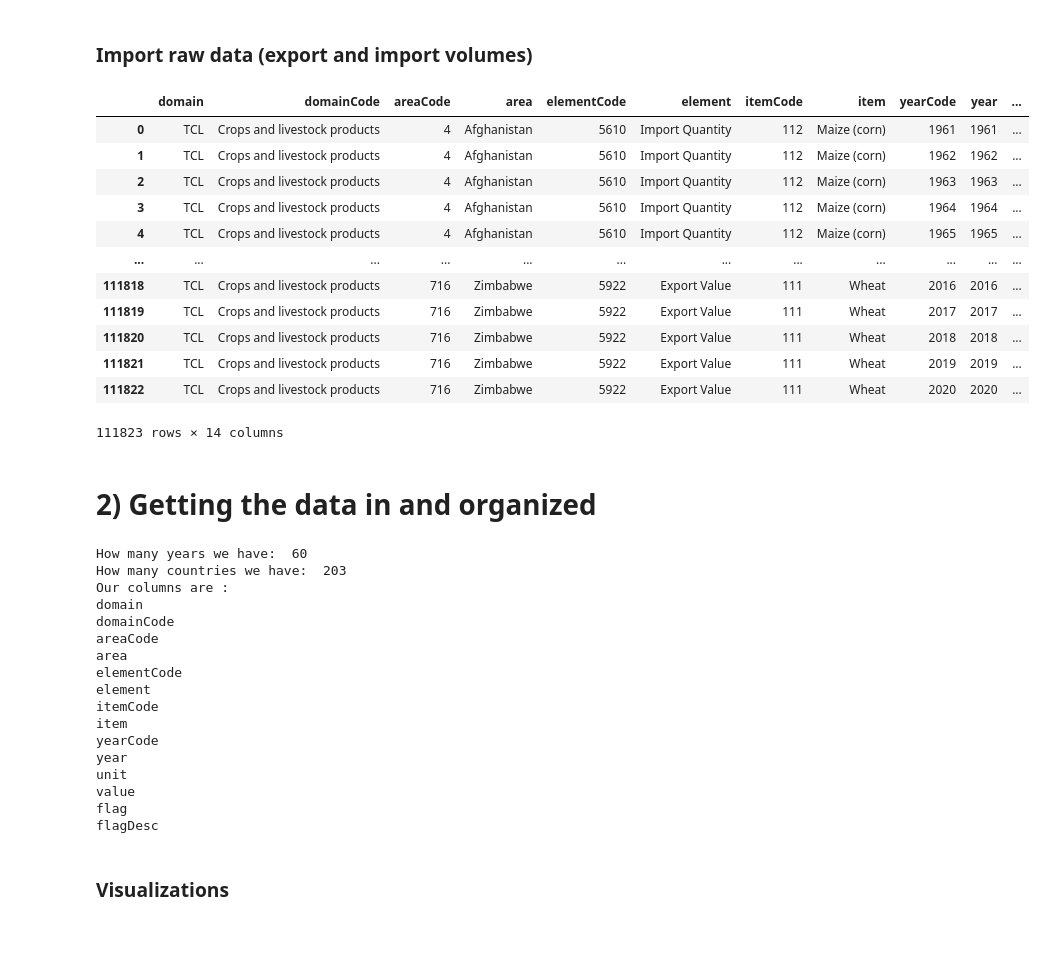
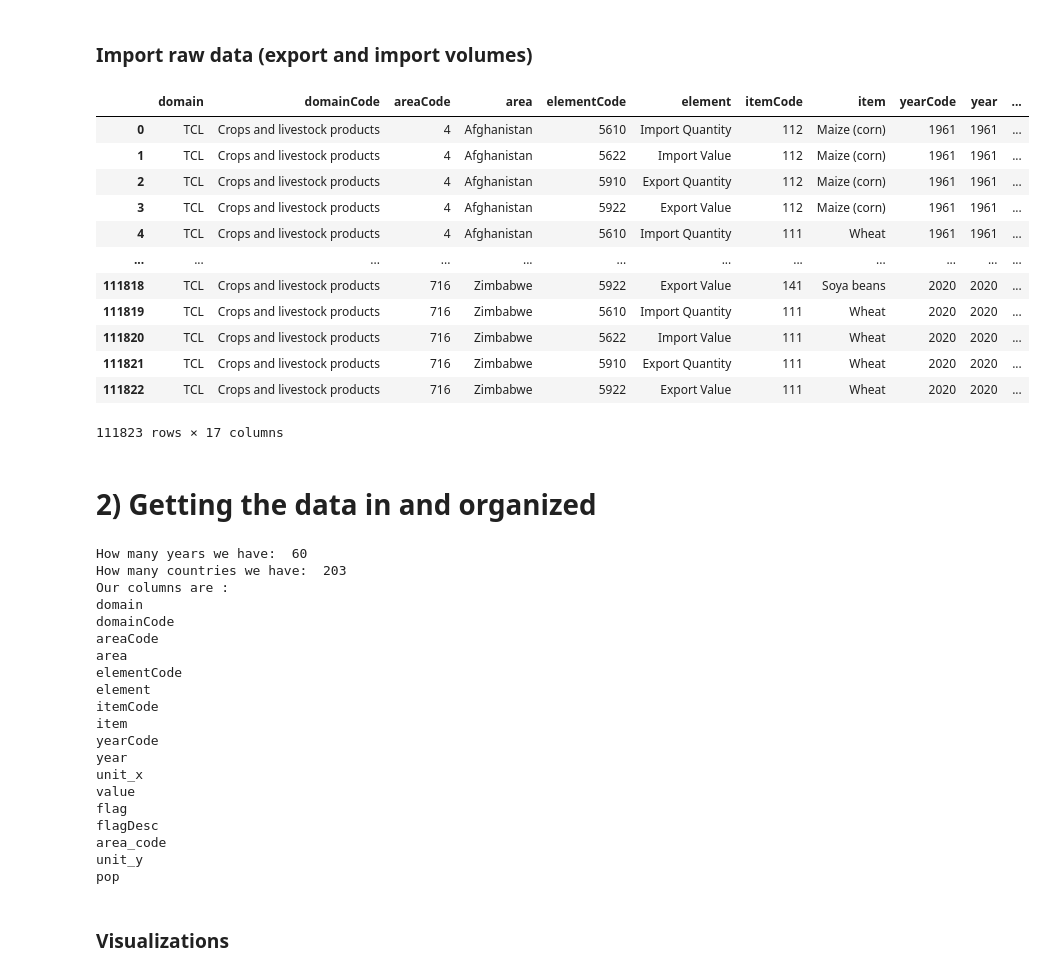
Before and after one commit to soccernee/ESE168_Project, a Jupyter notebook: ImportExportAnomaliesCode/tradeDataAnomalies.ipynb, the cells around one changed output. Cells and saved outputs as stored; diff of their text form; code cells hidden in the pictures; blank space fills up the shorter version.

```diff
--- a/ImportExportAnomaliesCode/tradeDataAnomalies.ipynb
+++ b/ImportExportAnomaliesCode/tradeDataAnomalies.ipynb
@@ -14,21 +14,26 @@ import statsmodels.api as sm
 # %%
 
 rawData = pd.read_csv("./tradeData.csv")
 rawData
+
+popData = pd.read_csv("./populationData.csv")
+newData = rawData.merge(popData, right_on=['year', 'area'], left_on=['year', 'area'])
+rawData = newData
+display(rawData)
 # %% [output]
 |  | domain | domainCode | areaCode | area | elementCode | element | itemCode | item | yearCode | year | ... |
 | 0 | TCL | Crops and livestock products | 4 | Afghanistan | 5610 | Import Quantity | 112 | Maize (corn) | 1961 | 1961 | ... |
-| 1 | TCL | Crops and livestock products | 4 | Afghanistan | 5610 | Import Quantity | 112 | Maize (corn) | 1962 | 1962 | ... |
-| 2 | TCL | Crops and livestock products | 4 | Afghanistan | 5610 | Import Quantity | 112 | Maize (corn) | 1963 | 1963 | ... |
-| 3 | TCL | Crops and livestock products | 4 | Afghanistan | 5610 | Import Quantity | 112 | Maize (corn) | 1964 | 1964 | ... |
-| 4 | TCL | Crops and livestock products | 4 | Afghanistan | 5610 | Import Quantity | 112 | Maize (corn) | 1965 | 1965 | ... |
+| 1 | TCL | Crops and livestock products | 4 | Afghanistan | 5622 | Import Value | 112 | Maize (corn) | 1961 | 1961 | ... |
+| 2 | TCL | Crops and livestock products | 4 | Afghanistan | 5910 | Export Quantity | 112 | Maize (corn) | 1961 | 1961 | ... |
+| 3 | TCL | Crops and livestock products | 4 | Afghanistan | 5922 | Export Value | 112 | Maize (corn) | 1961 | 1961 | ... |
+| 4 | TCL | Crops and livestock products | 4 | Afghanistan | 5610 | Import Quantity | 111 | Wheat | 1961 | 1961 | ... |
 | ... | ... | ... | ... | ... | ... | ... | ... | ... | ... | ... | ... |
-| 111818 | TCL | Crops and livestock products | 716 | Zimbabwe | 5922 | Export Value | 111 | Wheat | 2016 | 2016 | ... |
-| 111819 | TCL | Crops and livestock products | 716 | Zimbabwe | 5922 | Export Value | 111 | Wheat | 2017 | 2017 | ... |
-| 111820 | TCL | Crops and livestock products | 716 | Zimbabwe | 5922 | Export Value | 111 | Wheat | 2018 | 2018 | ... |
-| 111821 | TCL | Crops and livestock products | 716 | Zimbabwe | 5922 | Export Value | 111 | Wheat | 2019 | 2019 | ... |
+| 111818 | TCL | Crops and livestock products | 716 | Zimbabwe | 5922 | Export Value | 141 | Soya beans | 2020 | 2020 | ... |
+| 111819 | TCL | Crops and livestock products | 716 | Zimbabwe | 5610 | Import Quantity | 111 | Wheat | 2020 | 2020 | ... |
+| 111820 | TCL | Crops and livestock products | 716 | Zimbabwe | 5622 | Import Value | 111 | Wheat | 2020 | 2020 | ... |
+| 111821 | TCL | Crops and livestock products | 716 | Zimbabwe | 5910 | Export Quantity | 111 | Wheat | 2020 | 2020 | ... |
 | 111822 | TCL | Crops and livestock products | 716 | Zimbabwe | 5922 | Export Value | 111 | Wheat | 2020 | 2020 | ... |
-111823 rows × 14 columns
+111823 rows × 17 columns
 # %% [markdown]
 # 2) Getting the data in and organized
 # %%
@@ -51,10 +56,13 @@ itemCode
 item
 yearCode
 year
-unit
+unit_x
 value
 flag
 flagDesc
+area_code
+unit_y
+pop
 # %% [markdown]
 ### Visualizations
 # %%
```
Also changed, not shown: parts of 1 cell of this notebook, 9 other files.
